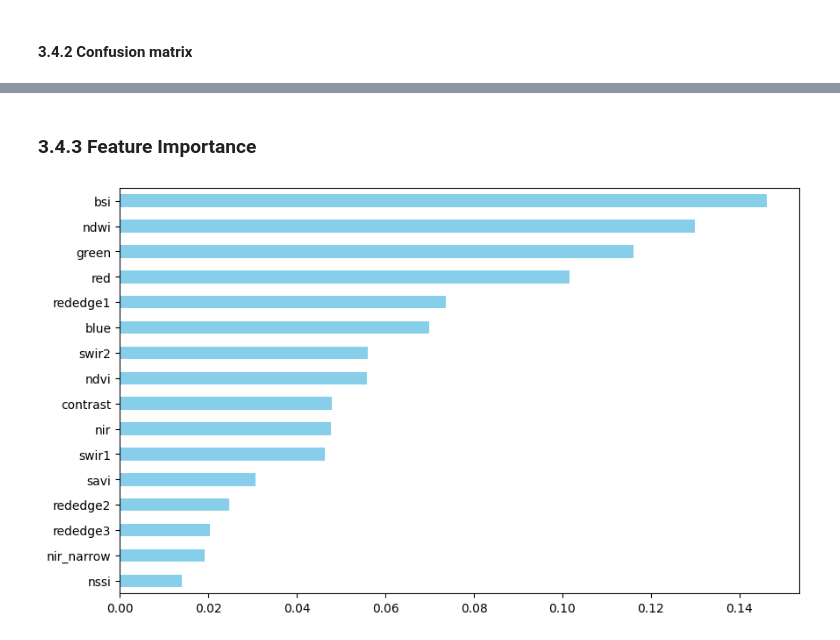
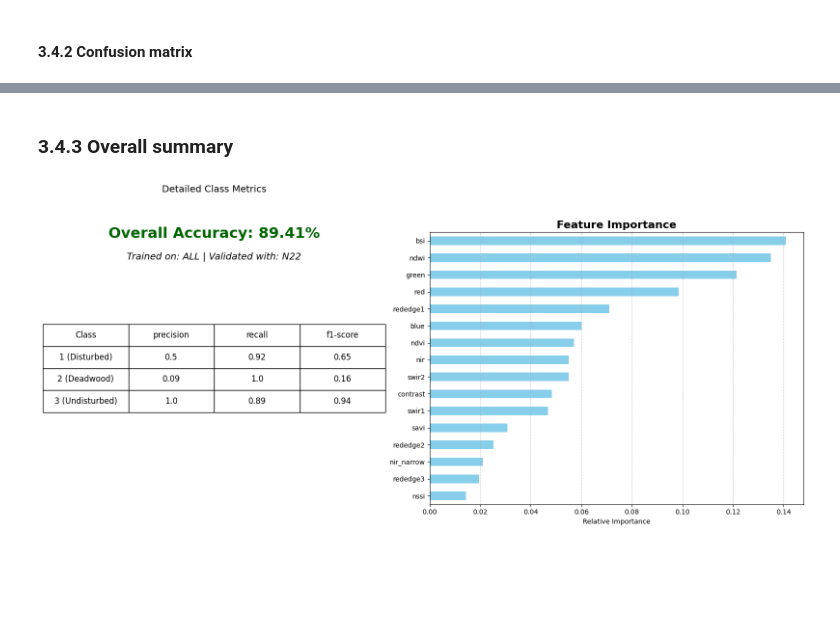
Before and after one commit to milesberberich/ROOT, a Jupyter notebook: randomForest_Training.ipynb, the cells around one changed output, grey strips where cells are left out. Cells and saved outputs as stored; diff of their text form; code cells hidden in the pictures; blank space fills up the shorter version.

Commit message:
randomForest_Training script was extended. Now the training and validation regions can easily be changed using 2.1 Settings. An overview plot for the feature importance and accuracy is generated.

```diff
--- a/randomForest_Training.ipynb
+++ b/randomForest_Training.ipynb
@@ -34,8 +34,8 @@ IF RUNMODE = INDEX; the orgininal bands and the indices including textures get u
 These settings allow to quickly switche the variables and regions used train and validate the random forest. For example its now possible to train a Random forest based on all sentinel-2 scene and only use it for the scene N22 (north of bavaria, 2022). Its also possible to train a model based on S20 (south of bavaria, 2020) and use it on all the data. REGION_TRAIN_MODE is used for training, REGION_VAL_MODE for validation. If REGION_VAL_MODE and REGION_TRAIN_MODE is the same, a train/validation split of 70/30 is used. The random forest always uses a balanced (undersampled) training data set.
 # %%
 chosen_bands = [ "blue", "green", "red", "rededge1", "rededge2", "rededge3", "nir", "nir_narrow", "swir1", "swir2", "ndvi", "savi", "ndwi", "bsi", "nssi", "contrast"] #options: "blue", "green", "red", "rededge1", "rededge2", "rededge3", "nir", "nir_narrow", "swir1", "swir2", "ndvi", "savi", "ndwi", "bsi", "nssi", "contrast", "dissimilarity", "homogeneity", "energy", "correlation", "ASM"
-REGION_TRAIN_MODE = "N22" # options: "ALL", "N22", "N23", "S20", "S22"
-REGION_VAL_MODE = "N23" # options: "ALL", "N22", "N23", "S20", "S22"
+REGION_TRAIN_MODE = "ALL" # options: "ALL", "N22", "N23", "S20", "S22"
+REGION_VAL_MODE = "N22" # options: "ALL", "N22", "N23", "S20", "S22"
 # %% [markdown]
 ### 2.2 Importing Data
 
@@ -138,18 +138,18 @@ if REGION_TRAIN_MODE == REGION_VAL_MODE:
 if REGION_TRAIN_MODE != REGION_VAL_MODE:
 
     forestclass_train = df["trainclass"]
-    pred_train = df.drop(columns=["trainclass"])
+    pred_train = df.drop(columns=["trainclass", "x", "y"])
 
     if REGION_VAL_MODE == "N22":
         raster = open_with_labels(r"C:\Users\miles\OneDrive\Dokumente\ROOT\trainingdata_collection\trainingdata_withindices\n22.tif")
 
-    if REGION_VAL_MODE == "N23":
+    elif REGION_VAL_MODE == "N23":
         raster = open_with_labels(r"C:\Users\miles\OneDrive\Dokumente\ROOT\trainingdata_collection\trainingdata_withindices\n23.tif")
 
-    if REGION_VAL_MODE == "S20":
+    elif REGION_VAL_MODE == "S20":
         raster = open_with_labels(r"C:\Users\miles\OneDrive\Dokumente\ROOT\trainingdata_collection\trainingdata_withindices\s20.tif")
 
-    if REGION_VAL_MODE == "S22":
+    elif REGION_VAL_MODE == "S22":
         raster = open_with_labels(r"C:\Users\miles\OneDrive\Dokumente\ROOT\trainingdata_collection\trainingdata_withindices\s22.tif")
 
     else:
@@ -227,9 +222,53 @@ All        849  869  857  2575
 # %% [markdown]
-### 3.4.3 Feature Importance
+### 3.4.3 Overall summary
-# %%
-importances = pd.Series(rf.feature_importances_, index=preds.columns)
-importances = importances.sort_values(ascending=True)
-importances.plot(kind='barh', color='skyblue', figsize=(10, 6))
-plt.show()
-# %% [output]
-[figure, removed]
+# %%
+overall_acc = accuracy_score(forestclass_test, predictions)
+report_dict = classification_report(forestclass_test, predictions, output_dict=True)
+
+# Create the metrics table
+report_df = pd.DataFrame(report_dict).iloc[:-1, :3].T
+report_df.index = ['1 (Disturbed)', '2 (Deadwood)', '3 (Undisturbed)']
+report_df = report_df.round(2).reset_index().rename(columns={'index': 'Class'})
+
+# Prepare Feature Importance (using pred_train to ensure correct labels)
+importances = pd.Series(rf.feature_importances_, index=pred_train.columns).sort_values(ascending=True)
+
+# 2. Dynamic Info Line Logic
+if REGION_TRAIN_MODE == REGION_VAL_MODE:
+    data_info = f"Trained & Validated on: {REGION_TRAIN_MODE} (70/30 Split)"
+else:
+    data_info = f"Trained on: {REGION_TRAIN_MODE} | Validated with: {REGION_VAL_MODE}"
+
+# 3. Create Combined Figure
+fig, (ax_table, ax_plot) = plt.subplots(1, 2, figsize=(16, 8), gridspec_kw={'width_ratios': [1, 1.2]})
+
+# --- Left Side: Table & Accuracy Score ---
+ax_table.axis('off')
+
+# Big Overall Accuracy Score
+ax_table.text(0.5, 0.98, f"Overall Accuracy: {overall_acc:.2%}",
+              fontsize=22, fontweight='bold', ha='center', color='darkgreen')
+
+# Dynamic Data Source Line
+ax_table.text(0.5, 0.90, data_info,
+              fontsize=14, fontstyle='italic', ha='center', color='black')
+
+ax_table.set_title('Detailed Class Metrics', fontsize=14, pad=60)
+the_table = ax_table.table(cellText=report_df.values,
+                           colLabels=report_df.columns,
+                           loc='center',
+                           cellLoc='center')
+the_table.auto_set_font_size(False)
+the_table.set_fontsize(12)
+the_table.scale(1.1, 3)
+
+# --- Right Side: Bar Plot ---
+importances.plot(kind='barh', color='skyblue', ax=ax_plot)
+ax_plot.set_title('Feature Importance', fontsize=16, fontweight='bold')
+ax_plot.set_xlabel('Relative Importance')
+ax_plot.grid(axis='x', linestyle='--', alpha=0.7)
+
+plt.tight_layout(rect=[0, 0.03, 1, 0.95])
+plt.show()
+# %% [output]
+[figure, added]
```
Also changed, not shown: parts of 5 cells of this notebook.
